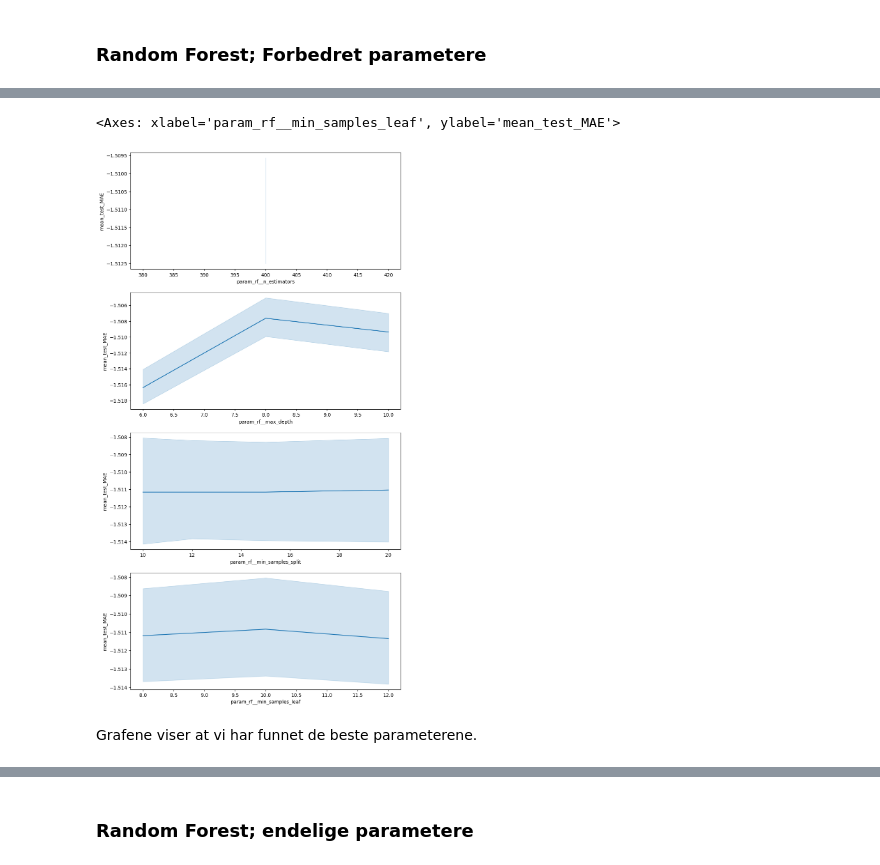
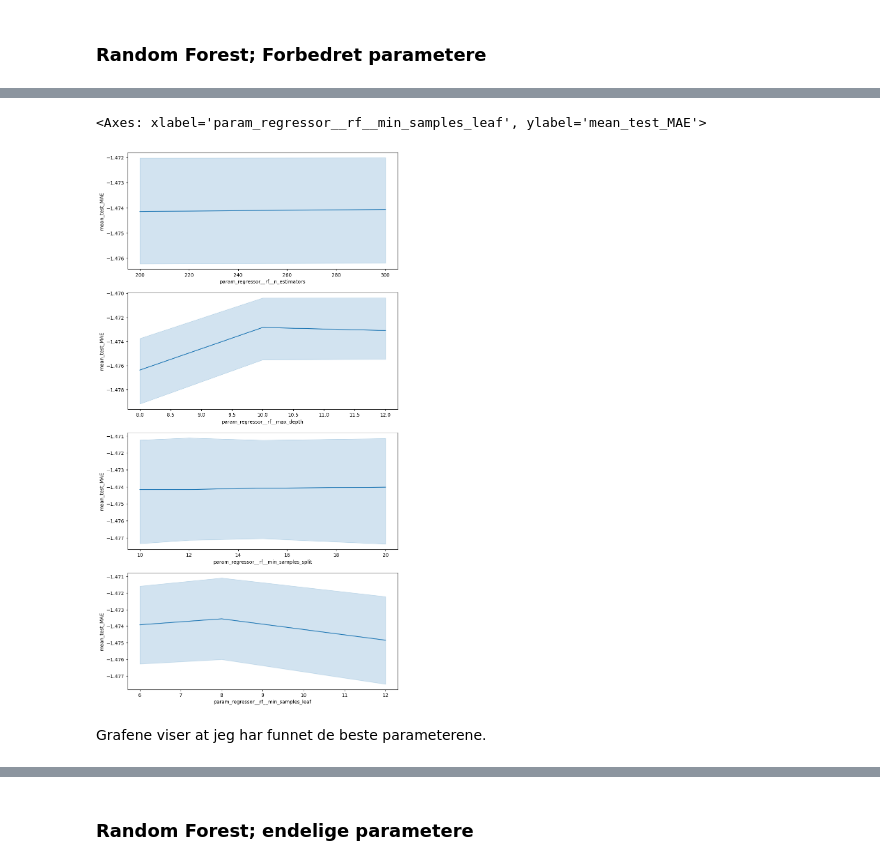
Before and after one commit to Finken2002/Mandatory_Artificial_Neural_Networks, a Jupyter notebook: Comparison_of_Regressors_for_Abalone_Age_Prediction_ANN/Comparison_of_Regressors_for_Abalone_Age_Prediction_ANN_2.ipynb, the cells around one changed output, grey strips where cells are left out. Cells and saved outputs as stored; diff of their text form; code cells hidden in the pictures.

```diff
--- a/Comparison_of_Regressors_for_Abalone_Age_Prediction_ANN/Comparison_of_Regressors_for_Abalone_Age_Prediction_ANN_2.ipynb
+++ b/Comparison_of_Regressors_for_Abalone_Age_Prediction_ANN/Comparison_of_Regressors_for_Abalone_Age_Prediction_ANN_2.ipynb
@@ -1546,10 +1559,10 @@ Det er kun en liten økning fra 300-400 antall estimators, så jeg velger å set
 ### Random Forest; Forbedret parametere
 # %%
 rf_params3 = {
-    'rf__n_estimators': [400],
-    'rf__max_depth': [6, 8, 10],
-    'rf__min_samples_split': [10, 12, 15, 20],
-    'rf__min_samples_leaf': [8, 10, 12]
+    'regressor__rf__n_estimators': [200, 300],
+    'regressor__rf__max_depth': [8, 10, 12],
+    'regressor__rf__min_samples_split': [10, 12, 15, 20],
+    'regressor__rf__min_samples_leaf': [6, 8, 12]
 }
 # %%
 rf_estimators3, rf_scores3, rf_cv_results3 = train(
@@ -1573,13 +1586,13 @@ rf_scores3.describe()
 # %%
 fig, ax = plt.subplots(4,1, figsize=(10, 20))
-sb.lineplot(data=rf_cv_results3, x='param_rf__n_estimators', y='mean_test_MAE', ax=ax[0])
-sb.lineplot(data=rf_cv_results3, x='param_rf__max_depth', y='mean_test_MAE', ax=ax[1])
-sb.lineplot(data=rf_cv_results3, x='param_rf__min_samples_split', y='mean_test_MAE', ax=ax[2])
-sb.lineplot(data=rf_cv_results3, x='param_rf__min_samples_leaf', y='mean_test_MAE', ax=ax[3])
+sb.lineplot(data=rf_cv_results3, x='param_regressor__rf__n_estimators', y='mean_test_MAE', ax=ax[0])
+sb.lineplot(data=rf_cv_results3, x='param_regressor__rf__max_depth', y='mean_test_MAE', ax=ax[1])
+sb.lineplot(data=rf_cv_results3, x='param_regressor__rf__min_samples_split', y='mean_test_MAE', ax=ax[2])
+sb.lineplot(data=rf_cv_results3, x='param_regressor__rf__min_samples_leaf', y='mean_test_MAE', ax=ax[3])
 # %% [output]
-<Axes: xlabel='param_rf__min_samples_leaf', ylabel='mean_test_MAE'>
+<Axes: xlabel='param_regressor__rf__min_samples_leaf', ylabel='mean_test_MAE'>
-[figure, old version]
+[figure, new version]
 # %% [markdown]
-Grafene viser at vi har funnet de beste parameterene.
+Grafene viser at jeg har funnet de beste parameterene.
 # %%
 columns = [
```
Also changed, not shown: parts of 63 cells of this notebook.
